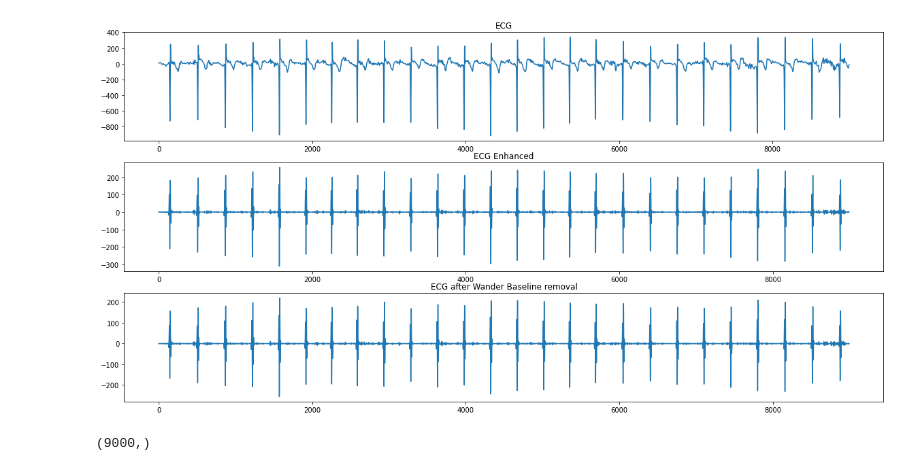
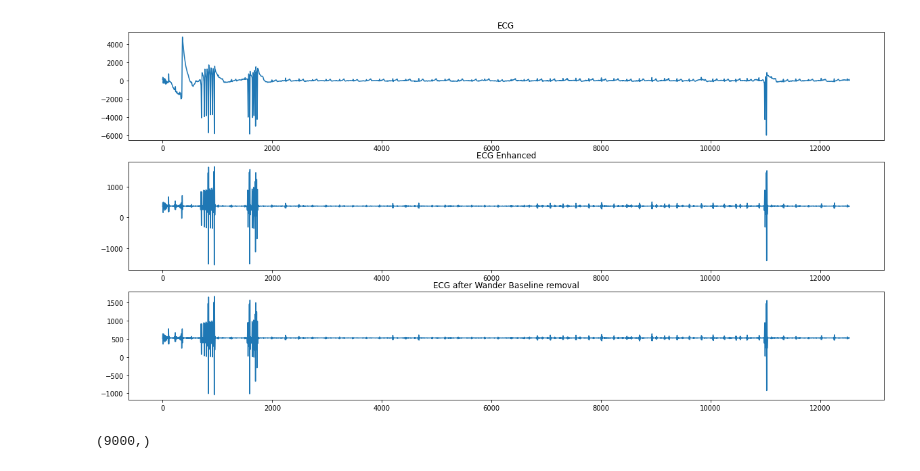
Before and after one commit to caio-freitas/wb-ki-medizin, a Jupyter notebook: notebooks/Data Analysis.ipynb, the cells around one changed output. Saved outputs shown, nothing was run; the diff lists cells and outputs as text; code cells hidden in the pictures.

```diff
--- a/notebooks/Data Analysis.ipynb
+++ b/notebooks/Data Analysis.ipynb
@@ -7,28 +7,28 @@ from data_processing import normalize
 from heartpy import remove_baseline_wander, enhance_ecg_peaks
 # %%
-ecg_signal = load_ecg("train_ecg_00001.mat")
+ecg_signal = load_ecg("/home/aateg/workspace/tud/wettbewerb/training/train_ecg_05610.mat")
 
 # normalize data
 normalized_ecg = ecg_signal
 
 # enhanced QRS complex
 
 enhanced_signal = enhance_ecg_peaks(hrdata=ecg_signal, sample_rate=300)
 
 # remove noise
 ohne_noise_ecg = remove_baseline_wander(enhanced_signal, sample_rate=300, cutoff=0.05)
 
 fig, axs = plt.subplots(3, figsize=(20,10))
 axs[0].plot(ecg_signal)
 axs[0].set_title("ECG")
 axs[1].plot(enhanced_signal)
 axs[1].set_title("ECG Enhanced")
 axs[2].plot(ohne_noise_ecg)
 axs[2].set_title("ECG after Wander Baseline removal")
 
 fig.show()
 # %% [output]
-[figure, old version]
+[figure, new version]
 # %%
 signal.shape
 # %% [output]
```
Also changed, not shown: parts of 1 cell of this notebook, 6 other files.
